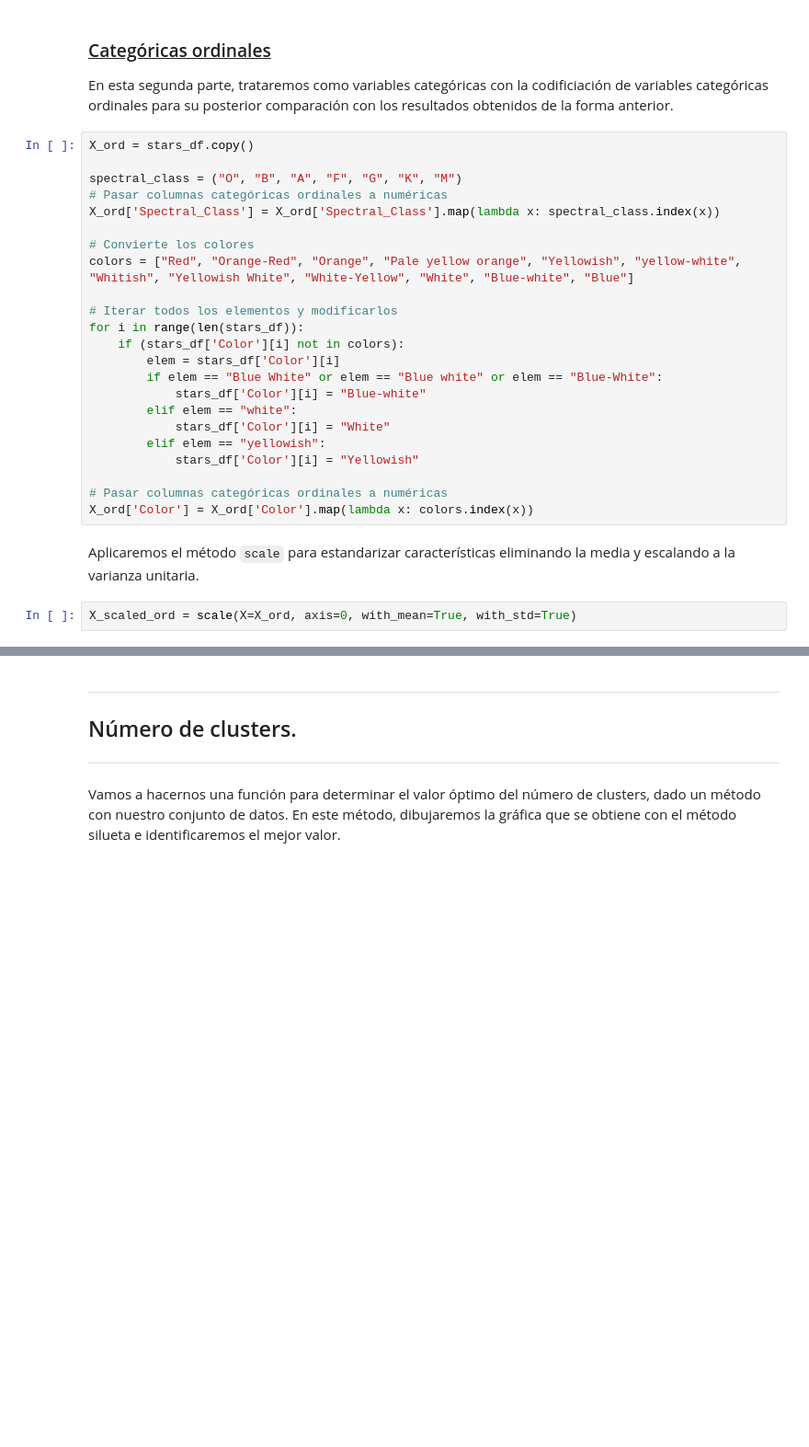
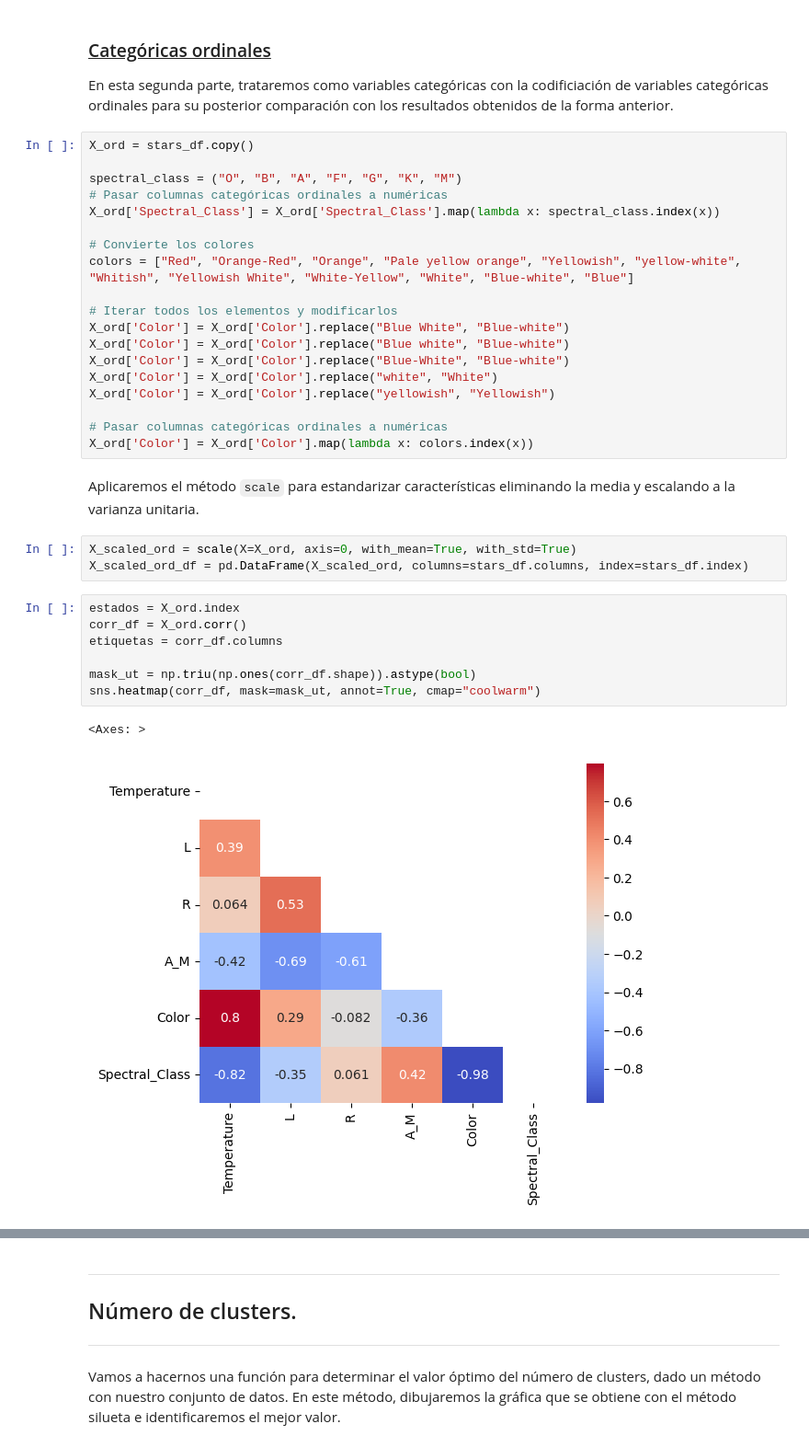
Before and after one commit to celiiaaa/Star_Classification_Clustering, a Jupyter notebook: main.ipynb, the cells around one changed output, grey strips where cells are left out. Shown at 92% size. Cells and saved outputs as stored; diff of their text form; blank space fills up the shorter version.

```diff
--- a/main.ipynb
+++ b/main.ipynb
@@ -319,15 +321,11 @@ X_ord['Spectral_Class'] = X_ord['Spectral_Class'].map(lambda x: spectral_class.i
 colors = ["Red", "Orange-Red", "Orange", "Pale yellow orange", "Yellowish", "yellow-white", "Whitish", "Yellowish White", "White-Yellow", "White", "Blue-white", "Blue"]
 
 # Iterar todos los elementos y modificarlos
-for i in range(len(stars_df)):
-    if (stars_df['Color'][i] not in colors):
-        elem = stars_df['Color'][i]
-        if elem == "Blue White" or elem == "Blue white" or elem == "Blue-White":
-            stars_df['Color'][i] = "Blue-white"
-        elif elem == "white":
-            stars_df['Color'][i] = "White"
-        elif elem == "yellowish":
-            stars_df['Color'][i] = "Yellowish"
+X_ord['Color'] = X_ord['Color'].replace("Blue White", "Blue-white")
+X_ord['Color'] = X_ord['Color'].replace("Blue white", "Blue-white")
+X_ord['Color'] = X_ord['Color'].replace("Blue-White", "Blue-white")
+X_ord['Color'] = X_ord['Color'].replace("white", "White")
+X_ord['Color'] = X_ord['Color'].replace("yellowish", "Yellowish")
 
 # Pasar columnas categóricas ordinales a numéricas
 X_ord['Color'] = X_ord['Color'].map(lambda x: colors.index(x))
@@ -335,3 +333,14 @@ X_ord['Color'] = X_ord['Color'].map(lambda x: colors.index(x))
 Aplicaremos el método `scale` para estandarizar características eliminando la media y escalando a la varianza unitaria.
 # %%
 X_scaled_ord = scale(X=X_ord, axis=0, with_mean=True, with_std=True)
+X_scaled_ord_df = pd.DataFrame(X_scaled_ord, columns=stars_df.columns, index=stars_df.index)
+# %%
+estados = X_ord.index
+corr_df = X_ord.corr()
+etiquetas = corr_df.columns
+
+mask_ut = np.triu(np.ones(corr_df.shape)).astype(bool)
+sns.heatmap(corr_df, mask=mask_ut, annot=True, cmap="coolwarm")
+# %% [output]
+<Axes: >
+[figure, added]
```
Also changed, not shown: parts of 14 cells of this notebook.
